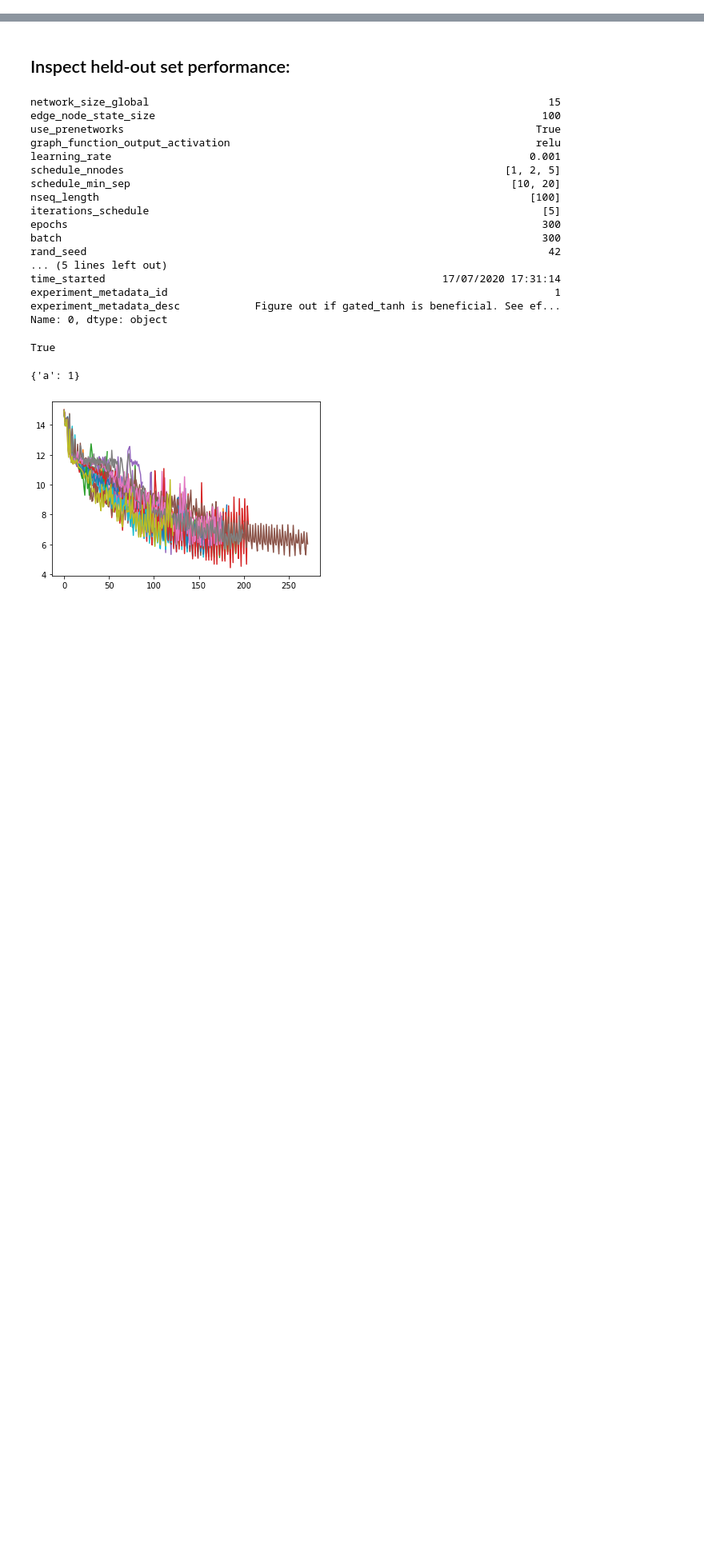
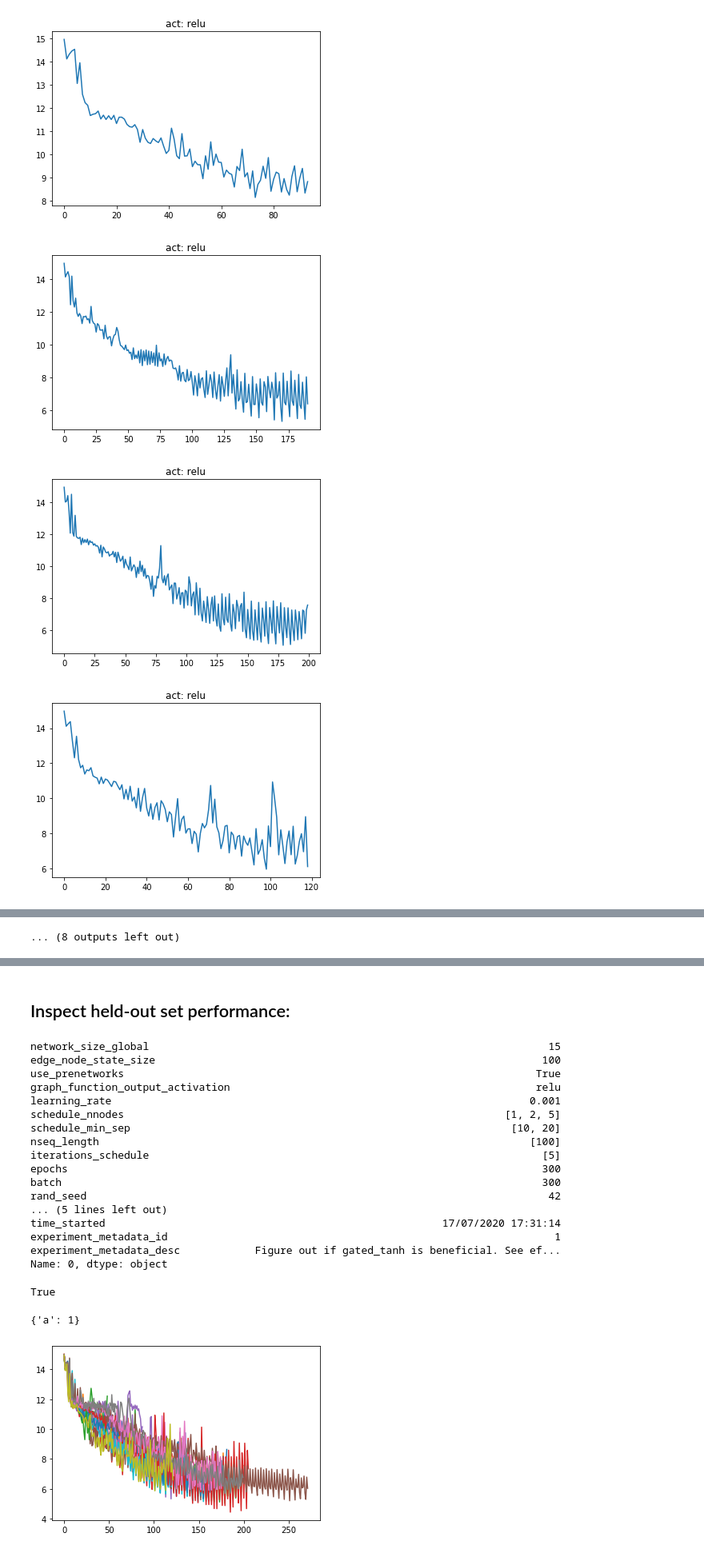
Before and after one commit to mylonasc/deep-rul-models, a Jupyter notebook: Hyperparameter_searches_inspect_trained_models.ipynb, the cells around one changed output, grey strips where cells are left out. Shown at 80% size. Saved outputs shown, nothing was run; the diff lists cells and outputs as text; code cells hidden in the pictures; blank space fills up the shorter version.

```diff
--- a/Hyperparameter_searches_inspect_trained_models.ipynb
+++ b/Hyperparameter_searches_inspect_trained_models.ipynb
@@ -32,0 +163,11 @@ Not supported! See/edit code.
+# %%
+for kk in range(0,30):
+    pplot.plot(d2['losses'].iloc[kk]['val_loss'])
+    pplot.title("act: %s"%(d2['graph_function_output_activation'].iloc[kk]))
+
+    pplot.show()
+# %% [output]
+[figure, added]
+[figure, added]
+[figure, added]
+[figure, added]
@@ -32,0 +182 @@ Not supported! See/edit code.
+... (8 outputs left out)
```
Also changed, not shown: parts of 21 cells of this notebook, 8 other files.
